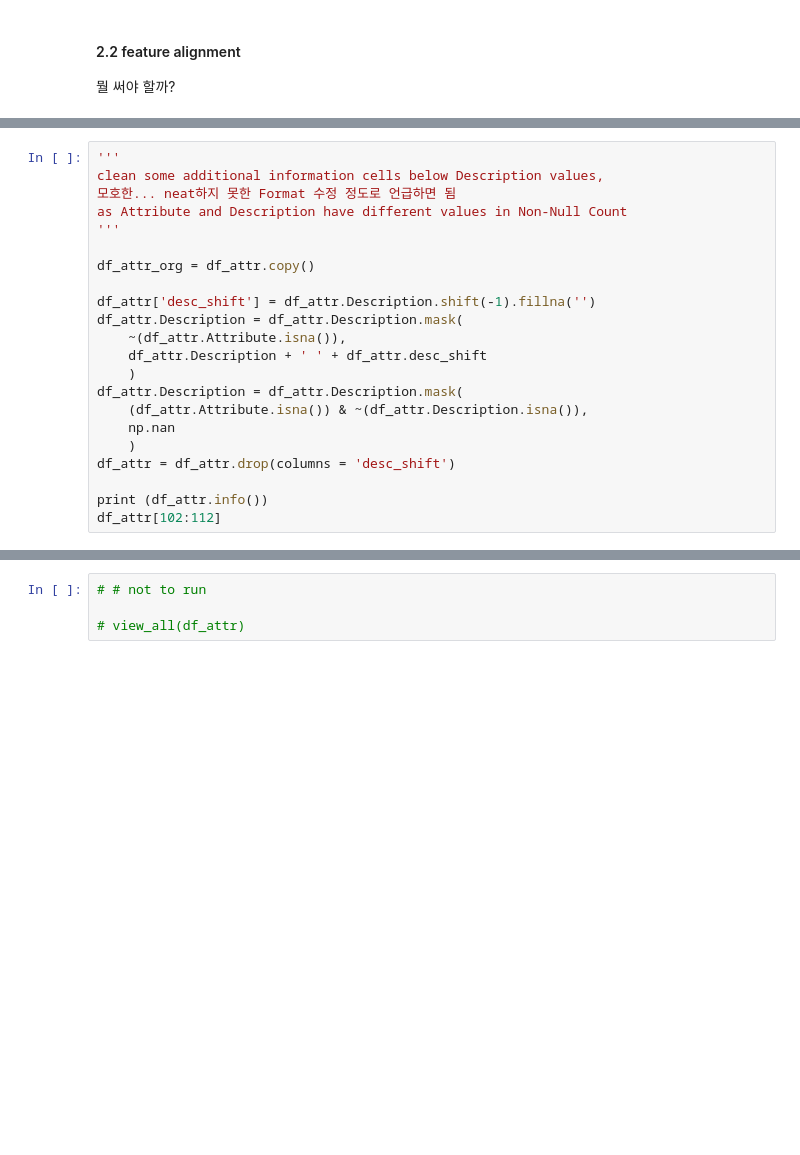
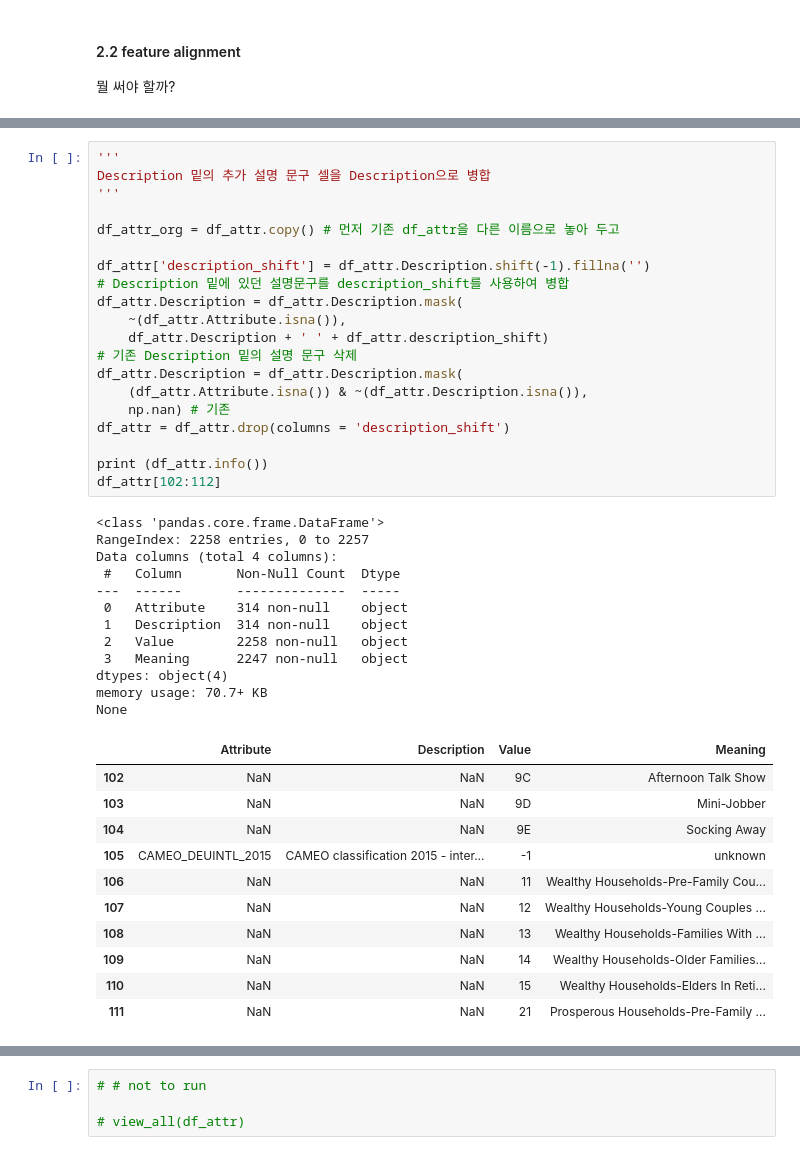
Before and after one commit to jaeyoun-chang/u_city_capstone, a Jupyter notebook: Arvato Project Workbook.ipynb, the cells around one changed output, grey strips where cells are left out. Cells and saved outputs as stored; diff of their text form; blank space fills up the shorter version.

```diff
--- a/Arvato Project Workbook.ipynb
+++ b/Arvato Project Workbook.ipynb
@@ -478,25 +528,47 @@ df_attr은 각 column의 values가 의미하는 바를 알려주고 있음.
 # %%
 '''
-clean some additional information cells below Description values,
-모호한... neat하지 못한 Format 수정 정도로 언급하면 됨
-as Attribute and Description have different values in Non-Null Count
+Description 밑의 추가 설명 문구 셀을 Description으로 병합
 '''
 
-df_attr_org = df_attr.copy()
+df_attr_org = df_attr.copy() # 먼저 기존 df_attr을 다른 이름으로 놓아 두고
 
-df_attr['desc_shift'] = df_attr.Description.shift(-1).fillna('')
+df_attr['description_shift'] = df_attr.Description.shift(-1).fillna('')
+# Description 밑에 있던 설명문구를 description_shift를 사용하여 병합
 df_attr.Description = df_attr.Description.mask(
     ~(df_attr.Attribute.isna()),
-    df_attr.Description + ' ' + df_attr.desc_shift
-    )
+    df_attr.Description + ' ' + df_attr.description_shift)
+# 기존 Description 밑의 설명 문구 삭제
 df_attr.Description = df_attr.Description.mask(
     (df_attr.Attribute.isna()) & ~(df_attr.Description.isna()),
-    np.nan
-    )
-df_attr = df_attr.drop(columns = 'desc_shift')
+    np.nan) # 기존
+df_attr = df_attr.drop(columns = 'description_shift')
 
 print (df_attr.info())
 df_attr[102:112]
+# %% [output]
+<class 'pandas.core.frame.DataFrame'>
+RangeIndex: 2258 entries, 0 to 2257
+Data columns (total 4 columns):
+ #   Column       Non-Null Count  Dtype
+---  ------       --------------  -----
+ 0   Attribute    314 non-null    object
+ 1   Description  314 non-null    object
+ 2   Value        2258 non-null   object
+ 3   Meaning      2247 non-null   object
+dtypes: object(4)
+memory usage: 70.7+ KB
+None
+|  | Attribute | Description | Value | Meaning |
+| 102 | NaN | NaN | 9C | Afternoon Talk Show |
+| 103 | NaN | NaN | 9D | Mini-Jobber |
+| 104 | NaN | NaN | 9E | Socking Away |
+| 105 | CAMEO_DEUINTL_2015 | CAMEO classification 2015 - inter... | -1 | unknown |
+| 106 | NaN | NaN | 11 | Wealthy Households-Pre-Family Cou... |
+| 107 | NaN | NaN | 12 | Wealthy Households-Young Couples ... |
+| 108 | NaN | NaN | 13 | Wealthy Households-Families With ... |
+| 109 | NaN | NaN | 14 | Wealthy Households-Older Families... |
+| 110 | NaN | NaN | 15 | Wealthy Households-Elders In Reti... |
+| 111 | NaN | NaN | 21 | Prosperous Households-Pre-Family ... |
 # %%
 '''
 fill null cells as only 1st lines of information have values
```
Also changed, not shown: parts of 49 cells of this notebook.
